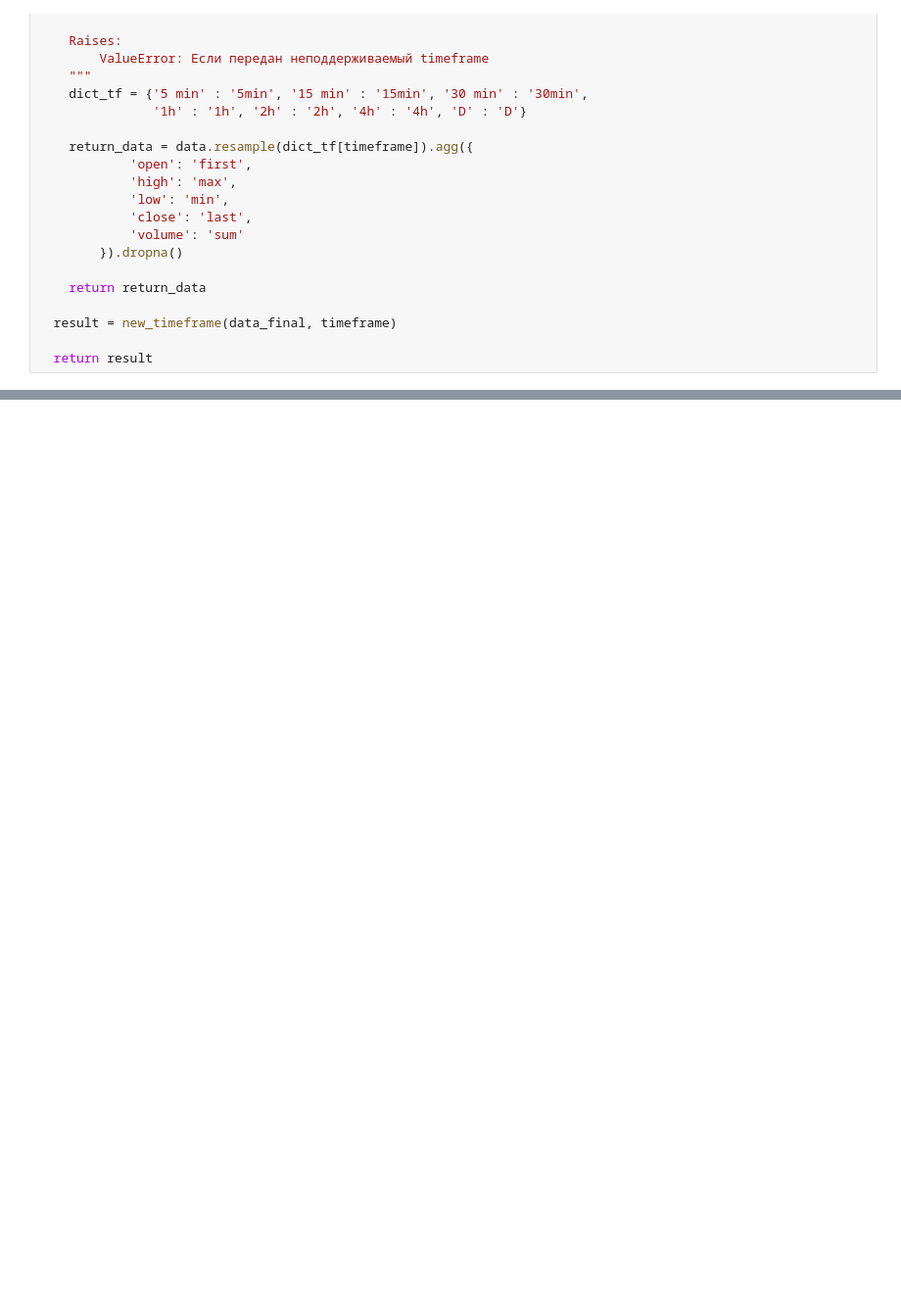
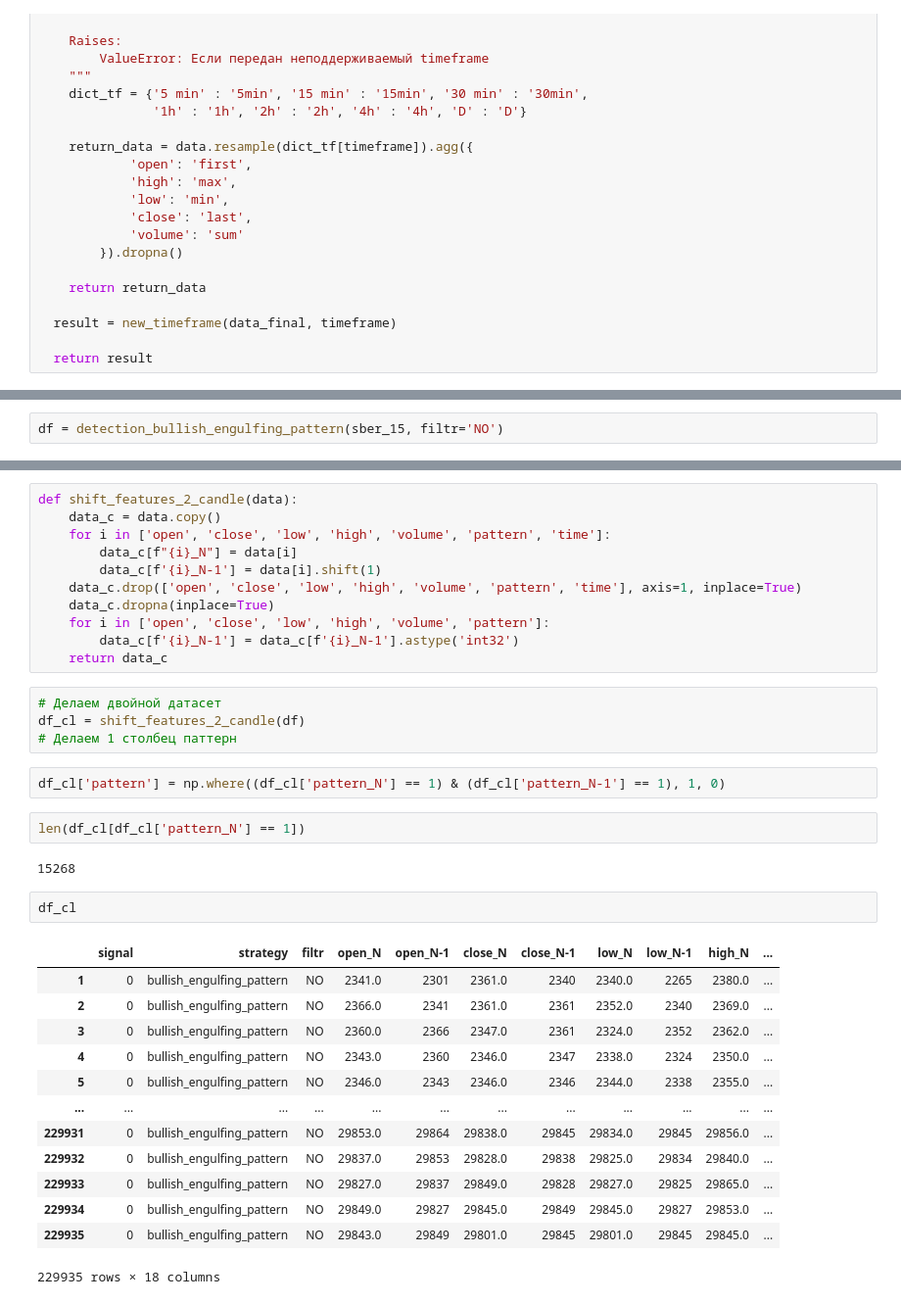
Before and after one commit to AlexKosuhin/AlgoTrading, a Jupyter notebook: classification.ipynb, the cells around one changed output, grey strips where cells are left out. Shown at 98% size. Saved outputs shown, nothing was run; the diff lists cells and outputs as text; blank space fills up the shorter version.

```diff
--- a/classification.ipynb
+++ b/classification.ipynb
@@ -107,0 +219,2 @@ sber_1h
+# %%
+df = detection_bullish_engulfing_pattern(sber_15, filtr='NO')
@@ -107,0 +296,37 @@ sber_1h
+# %%
+def shift_features_2_candle(data):
+    data_c = data.copy()
+    for i in ['open', 'close', 'low', 'high', 'volume', 'pattern', 'time']:
+        data_c[f"{i}_N"] = data[i]
+        data_c[f'{i}_N-1'] = data[i].shift(1)
+    data_c.drop(['open', 'close', 'low', 'high', 'volume', 'pattern', 'time'], axis=1, inplace=True)
+    data_c.dropna(inplace=True)
+    for i in ['open', 'close', 'low', 'high', 'volume', 'pattern']:
+        data_c[f'{i}_N-1'] = data_c[f'{i}_N-1'].astype('int32')
+    return data_c
+# %%
+# Делаем двойной датасет
+df_cl = shift_features_2_candle(df)
+# Делаем 1 столбец паттерн
+# %%
+df_cl['pattern'] = np.where((df_cl['pattern_N'] == 1) & (df_cl['pattern_N-1'] == 1), 1, 0)
+# %%
+len(df_cl[df_cl['pattern_N'] == 1])
+# %% [output]
+15268
+# %%
+df_cl
+# %% [output]
+|  | signal | strategy | filtr | open_N | open_N-1 | close_N | close_N-1 | low_N | low_N-1 | high_N | ... |
+| 1 | 0 | bullish_engulfing_pattern | NO | 2341.0 | 2301 | 2361.0 | 2340 | 2340.0 | 2265 | 2380.0 | ... |
+| 2 | 0 | bullish_engulfing_pattern | NO | 2366.0 | 2341 | 2361.0 | 2361 | 2352.0 | 2340 | 2369.0 | ... |
+| 3 | 0 | bullish_engulfing_pattern | NO | 2360.0 | 2366 | 2347.0 | 2361 | 2324.0 | 2352 | 2362.0 | ... |
+| 4 | 0 | bullish_engulfing_pattern | NO | 2343.0 | 2360 | 2346.0 | 2347 | 2338.0 | 2324 | 2350.0 | ... |
+| 5 | 0 | bullish_engulfing_pattern | NO | 2346.0 | 2343 | 2346.0 | 2346 | 2344.0 | 2338 | 2355.0 | ... |
+| ... | ... | ... | ... | ... | ... | ... | ... | ... | ... | ... | ... |
+| 229931 | 0 | bullish_engulfing_pattern | NO | 29853.0 | 29864 | 29838.0 | 29845 | 29834.0 | 29845 | 29856.0 | ... |
+| 229932 | 0 | bullish_engulfing_pattern | NO | 29837.0 | 29853 | 29828.0 | 29838 | 29825.0 | 29834 | 29840.0 | ... |
+| 229933 | 0 | bullish_engulfing_pattern | NO | 29827.0 | 29837 | 29849.0 | 29828 | 29827.0 | 29825 | 29865.0 | ... |
+| 229934 | 0 | bullish_engulfing_pattern | NO | 29849.0 | 29827 | 29845.0 | 29849 | 29845.0 | 29827 | 29853.0 | ... |
+| 229935 | 0 | bullish_engulfing_pattern | NO | 29843.0 | 29849 | 29801.0 | 29845 | 29801.0 | 29845 | 29845.0 | ... |
+229935 rows × 18 columns
```
Also changed, not shown: parts of 17 cells of this notebook, 3 other files.
